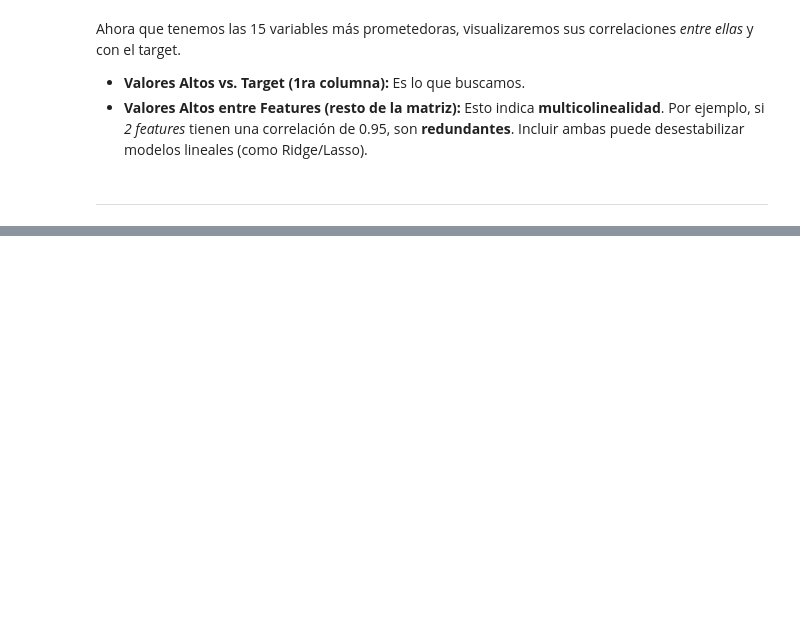
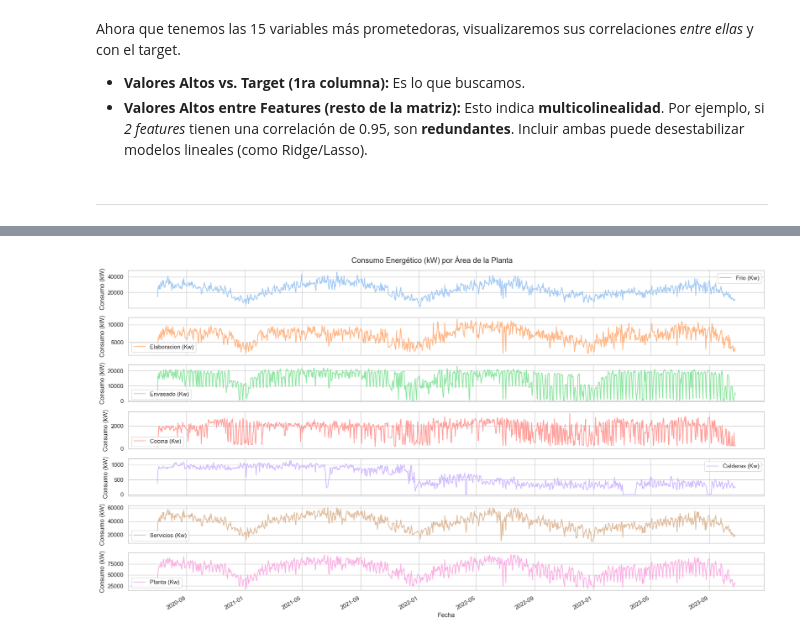
Before and after one commit to VexxAl/lab-datos-TPF, a Jupyter notebook: notebooks/eda.ipynb, the cells around one changed output, grey strips where cells are left out. Cells and saved outputs as stored; diff of their text form; code cells hidden in the pictures; blank space fills up the shorter version.

Commit message:
feat(eda): Análisis de Consumo por Área de la Fábrica. Fin del EDA

```diff
--- a/notebooks/eda.ipynb
+++ b/notebooks/eda.ipynb
@@ -613,0 +629,40 @@ fig.show()
+# %%
+# --- Análisis de Consumo por Área ---
+
+# Definimos las columnas de interés
+columnas_areas = [
+    'Frio (Kw)',
+    'Elaboracion (Kw)',
+    'Envasado (Kw)',
+    'Cocina (Kw)',
+    'Calderas (Kw)',
+    'Servicios (Kw)',
+    'Planta (Kw)'
+]
+
+# Quitar outliers de cada variable para mejor visualización
+df_eda_temp = df_final.copy()
+for col in columnas_areas:
+    Q1 = df_eda_temp[col].quantile(0.25)
+    Q3 = df_eda_temp[col].quantile(0.75)
+    IQR = Q3 - Q1
+    lower_bound = Q1 - 1.5 * IQR
+    upper_bound = Q3 + 1.5 * IQR
+    df_eda_temp = df_eda_temp[(df_eda_temp[col] >= lower_bound) & (df_eda_temp[col] <= upper_bound)]
+# %%
+# --- 1. Gráfico de Series Temporales Múltiples ---
+
+# Visualizamos cómo se mueven juntas en el tiempo
+df_eda_temp[columnas_areas].plot(
+    figsize=(18, 10),
+    title='Consumo Energético (kW) por Área de la Planta',
+    ylabel='Consumo (kW)',
+    xlabel='Fecha',
+    subplots=True,  # Grafica cada una por separado (mejor legibilidad)
+    layout=(len(columnas_areas), 1), # Una sobre otra
+    sharex=True     # Comparten el mismo eje X (Fecha)
+)
+plt.tight_layout()
+plt.show()
+# %% [output]
+[figure, added]
```
Also changed, not shown: parts of 7 cells of this notebook.
